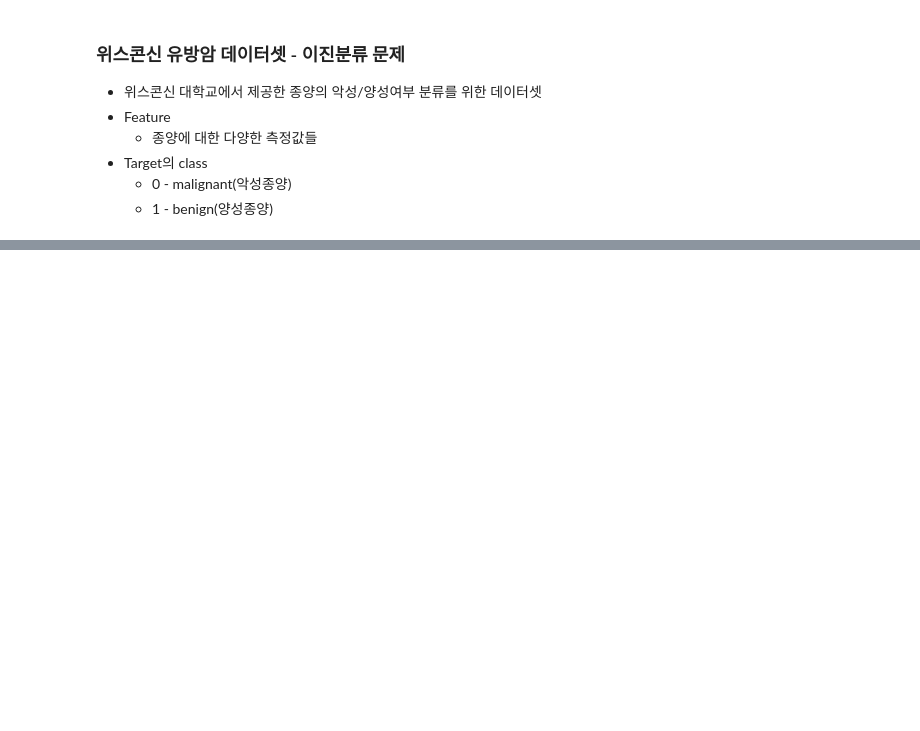
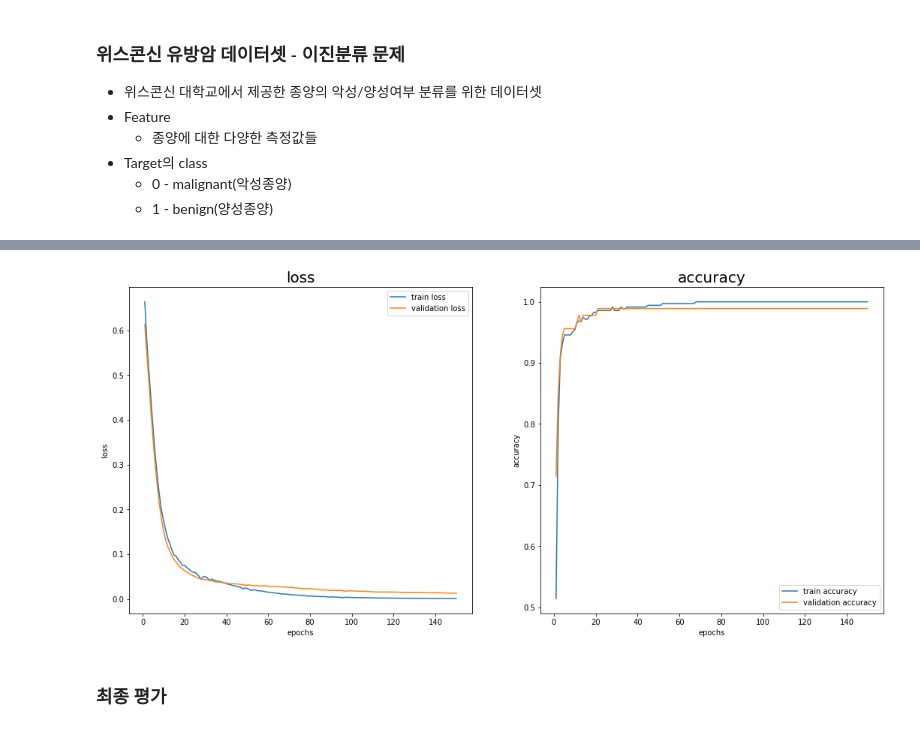
Before and after one commit to purple-cabbage0030/class_review, a Jupyter notebook: 13.deepLearning/04_DNN_분류_회귀.ipynb, the cells around one changed output, grey strips where cells are left out. Drawn from its saved outputs; the diff is of its cells as text; code cells hidden in the pictures; blank space fills up the shorter version.

```diff
--- a/13.deepLearning/04_DNN_분류_회귀.ipynb
+++ b/13.deepLearning/04_DNN_분류_회귀.ipynb
@@ -876,0 +934,4 @@ array(['Ankle boot', 'Pullover', 'Trousers', 'Trousers', 'T-shirt/top'],
+# %%
+train_dataset = tf.data.Dataset.from_tensor_slices((X_train_scaled, y_train)).shuffle(N_TRAIN).batch(N_BATCHS, drop_remainder=True)
+val_dataset = tf.data.Dataset.from_tensor_slices((X_val_scaled, y_val)).batch(N_BATCHS)
+test_dataset = tf.data.Dataset.from_tensor_slices((X_test_scaled, y_test)).batch(N_BATCHS)
@@ -876,0 +981,2 @@ array(['Ankle boot', 'Pullover', 'Trousers', 'Trousers', 'T-shirt/top'],
+# %%
+hist = model.fit(train_dataset, epochs=N_EPOCHS, validation_data=val_dataset)
@@ -876,0 +1001,23 @@ array(['Ankle boot', 'Pullover', 'Trousers', 'Trousers', 'T-shirt/top'],
+# %%
+plt.figure(figsize=(18,8))
+
+plt.subplot(1, 2, 1)
+plt.plot(range(1, N_EPOCHS+1), hist.history['loss'], label='train loss')
+plt.plot(range(1, N_EPOCHS+1), hist.history['val_loss'], label='validation loss')
+plt.title('loss', fontsize=20)
+plt.xlabel('epochs')
+plt.ylabel('loss')
+plt.legend()
+
+plt.subplot(1, 2, 2)
+plt.plot(range(1, N_EPOCHS+1), hist.history['accuracy'], label='train accuracy')
+plt.plot(range(1, N_EPOCHS+1), hist.history['val_accuracy'], label='validation accuracy')
+plt.title('accuracy', fontsize=20)
+plt.xlabel('epochs')
+plt.ylabel('accuracy')
+plt.legend()
+plt.show()
+# %% [output]
+[figure, added]
+# %% [markdown]
+### 최종 평가
```
Also changed, not shown: parts of 30 cells of this notebook.
